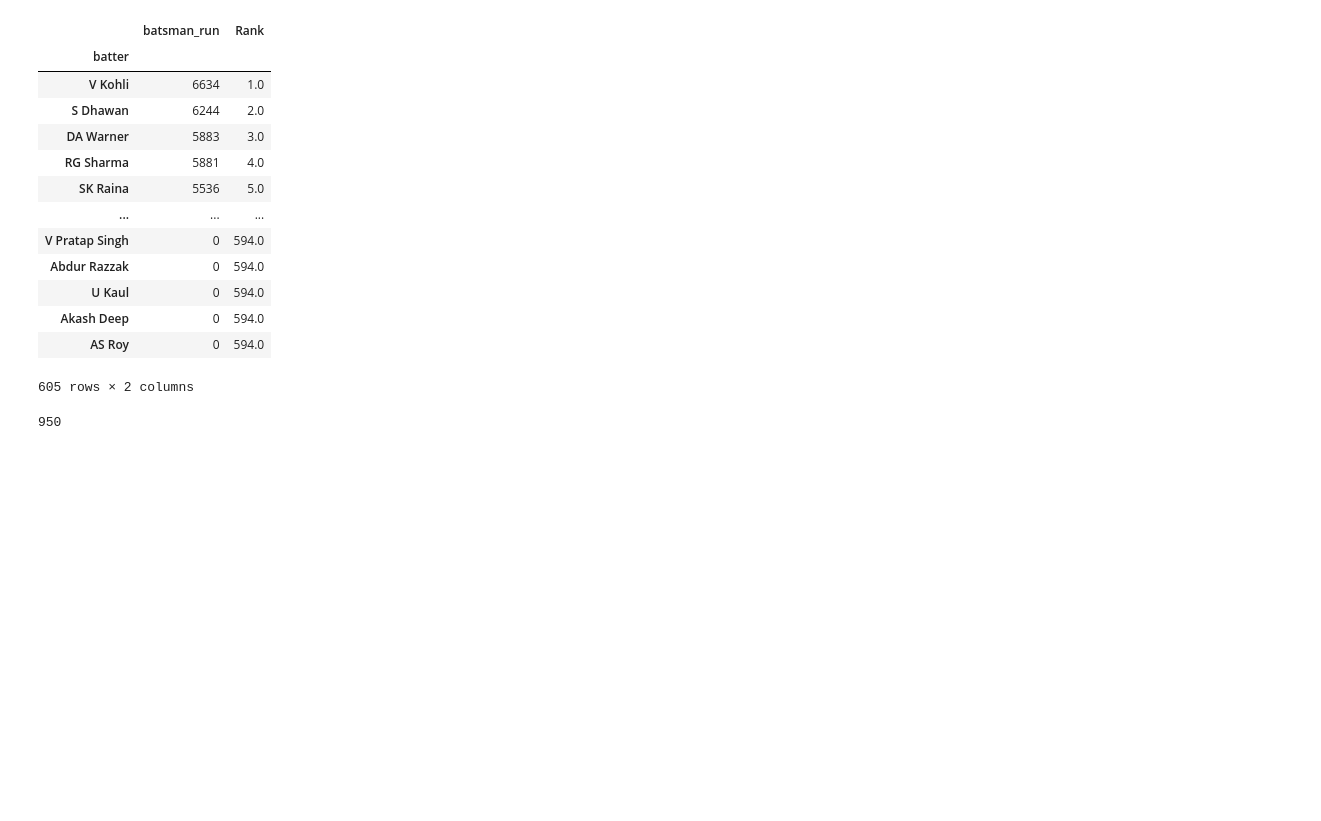
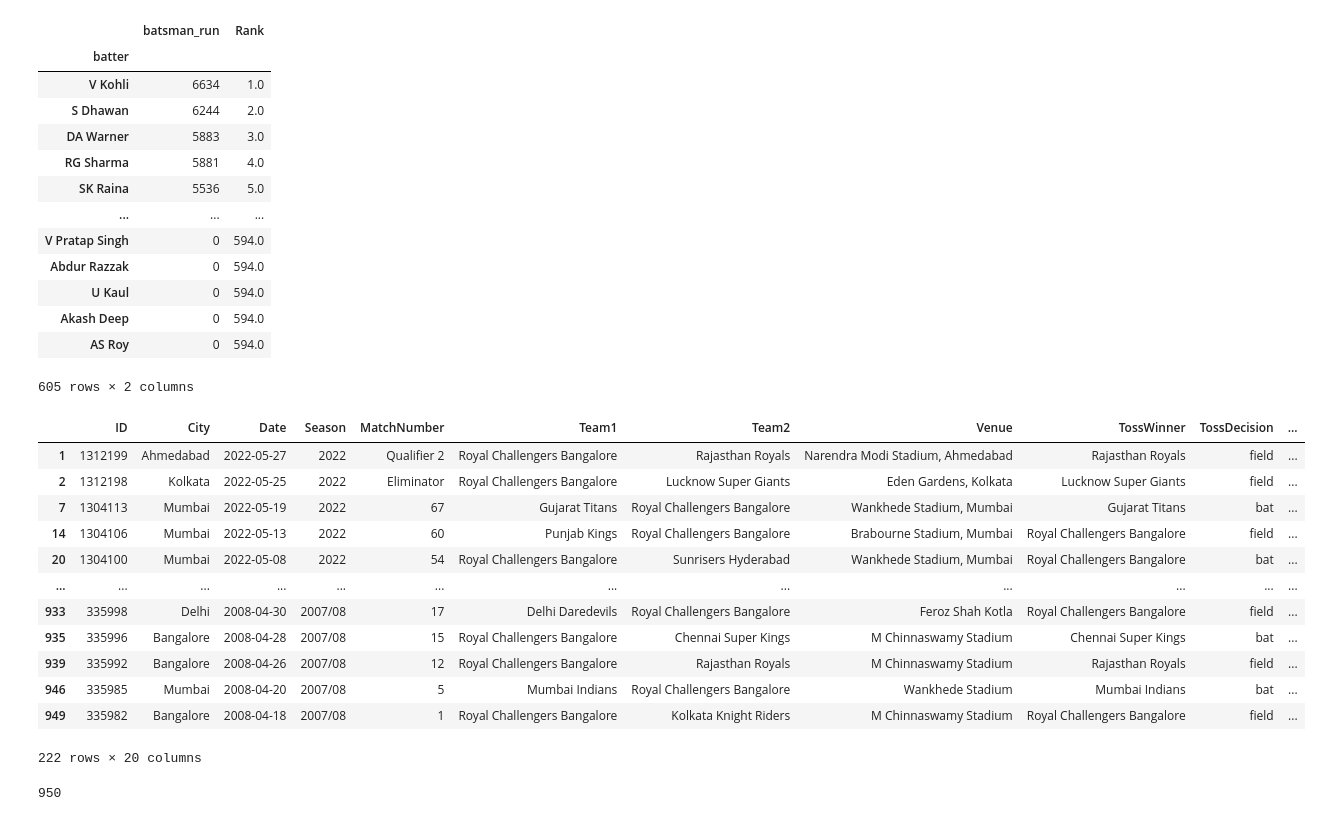
Before and after one commit to abdulrehmancsf25-lgtm/Python-series, a Jupyter notebook: Pandas/DataFrame/dataFrameFunctions.ipynb, the cells around one changed output. Drawn from its saved outputs; the diff is of its cells as text; code cells hidden in the pictures; blank space fills up the shorter version.

```diff
--- a/Pandas/DataFrame/dataFrameFunctions.ipynb
+++ b/Pandas/DataFrame/dataFrameFunctions.ipynb
@@ -92,6 +92,22 @@ batsman_runs.set_index('batter')
 | Akash Deep | 0 | 594.0 |
 | AS Roy | 0 | 594.0 |
 605 rows × 2 columns
+# %%
+ipl[(ipl['Team1Players']+ ipl['Team2Players']).apply(lambda x : 'V Kohli' in x)]
+# %% [output]
+|  | ID | City | Date | Season | MatchNumber | Team1 | Team2 | Venue | TossWinner | TossDecision | ... |
+| 1 | 1312199 | Ahmedabad | 2022-05-27 | 2022 | Qualifier 2 | Royal Challengers Bangalore | Rajasthan Royals | Narendra Modi Stadium, Ahmedabad | Rajasthan Royals | field | ... |
+| 2 | 1312198 | Kolkata | 2022-05-25 | 2022 | Eliminator | Royal Challengers Bangalore | Lucknow Super Giants | Eden Gardens, Kolkata | Lucknow Super Giants | field | ... |
+| 7 | 1304113 | Mumbai | 2022-05-19 | 2022 | 67 | Gujarat Titans | Royal Challengers Bangalore | Wankhede Stadium, Mumbai | Gujarat Titans | bat | ... |
+| 14 | 1304106 | Mumbai | 2022-05-13 | 2022 | 60 | Punjab Kings | Royal Challengers Bangalore | Brabourne Stadium, Mumbai | Royal Challengers Bangalore | field | ... |
+| 20 | 1304100 | Mumbai | 2022-05-08 | 2022 | 54 | Royal Challengers Bangalore | Sunrisers Hyderabad | Wankhede Stadium, Mumbai | Royal Challengers Bangalore | bat | ... |
+| ... | ... | ... | ... | ... | ... | ... | ... | ... | ... | ... | ... |
+| 933 | 335998 | Delhi | 2008-04-30 | 2007/08 | 17 | Delhi Daredevils | Royal Challengers Bangalore | Feroz Shah Kotla | Royal Challengers Bangalore | field | ... |
+| 935 | 335996 | Bangalore | 2008-04-28 | 2007/08 | 15 | Royal Challengers Bangalore | Chennai Super Kings | M Chinnaswamy Stadium | Chennai Super Kings | bat | ... |
+| 939 | 335992 | Bangalore | 2008-04-26 | 2007/08 | 12 | Royal Challengers Bangalore | Rajasthan Royals | M Chinnaswamy Stadium | Rajasthan Royals | field | ... |
+| 946 | 335985 | Mumbai | 2008-04-20 | 2007/08 | 5 | Mumbai Indians | Royal Challengers Bangalore | Wankhede Stadium | Mumbai Indians | bat | ... |
+| 949 | 335982 | Bangalore | 2008-04-18 | 2007/08 | 1 | Royal Challengers Bangalore | Kolkata Knight Riders | M Chinnaswamy Stadium | Royal Challengers Bangalore | field | ... |
+222 rows × 20 columns
 # %%
 mask = (ipl['Team1Players'] + ipl['Team2Players']).apply(lambda x : True if 'V Kohli' in x  else False )
 mask.size
```
Also changed, not shown: parts of 4 cells of this notebook, 28 other files.
